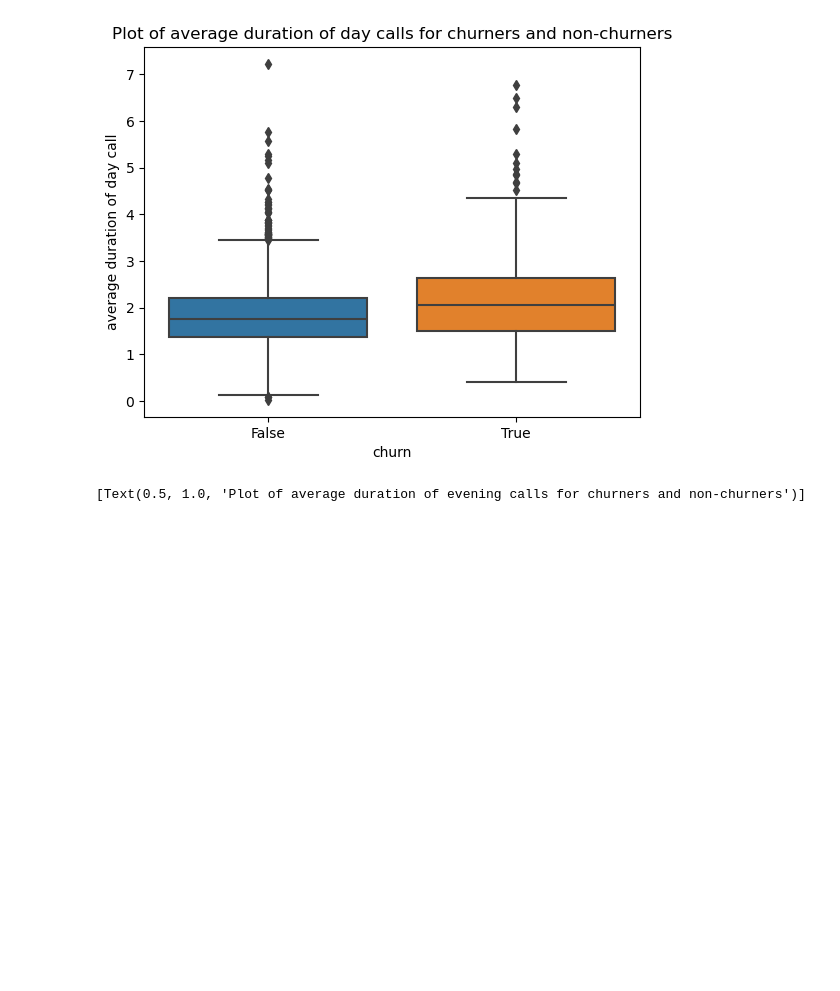
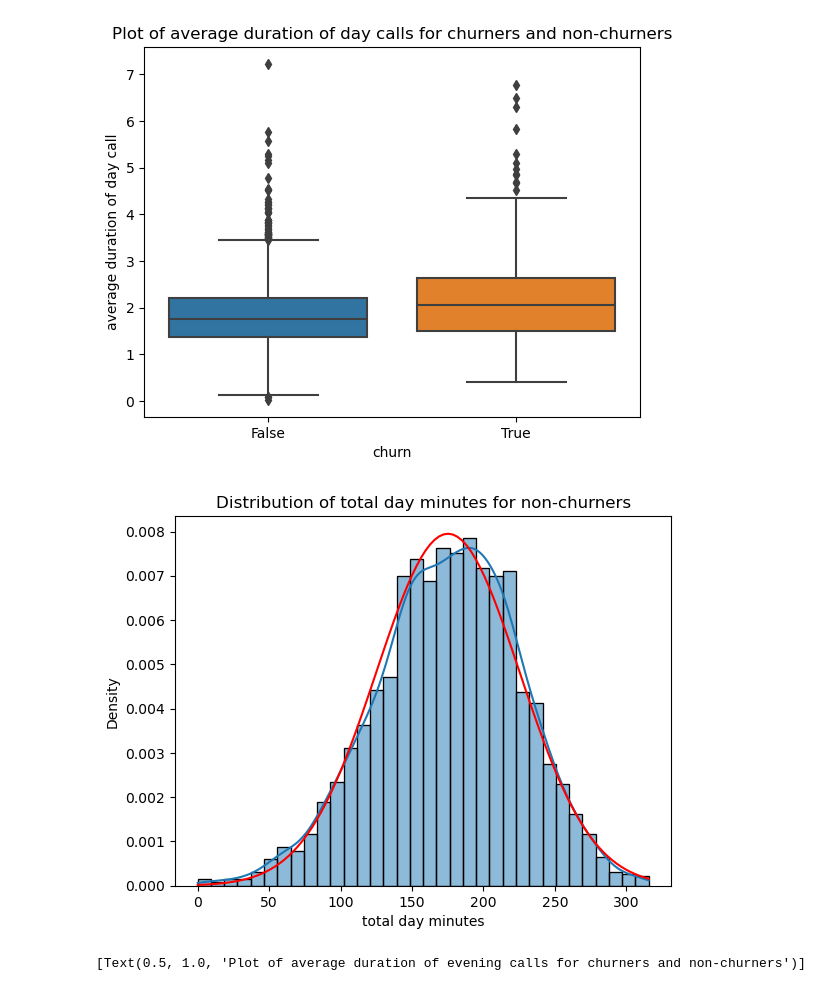
Before and after one commit to Kevan-Muthomi/PhaseThreeProject, a Jupyter notebook: index.ipynb, the cells around one changed output. Cells and saved outputs as stored; diff of their text form; code cells hidden in the pictures; blank space fills up the shorter version.

```diff
--- a/index.ipynb
+++ b/index.ipynb
@@ -294,6 +294,25 @@ array([<Axes: title={'center': 'False'}>,
 # %% [markdown]
 ### Day, Night, Evening and International Calls
 Checking if there is any correlation between whether a person churns or not v/s the day, night, evening and international calls
+# %%
+from scipy.stats import norm
+
+def plotNormalDistribution(seriesName, titleName):
+
+  mu = seriesName.mean()
+  sigma = seriesName.std()
+
+  density = pd.DataFrame()
+  density["x"] = np.linspace(
+      seriesName.min(), seriesName.max(), 100
+  )
+  density["pdf"] = norm.pdf(density["x"], mu, sigma)
+
+  fig, ax = plt.subplots()
+  sns.histplot(seriesName, ax=ax, kde=True, stat="density")
+  ax.plot(density["x"], density["pdf"], color="red")
+  plt.title(titleName)
+  plt.show()
 # %%
 df['average duration of day call'] = df['total day minutes'] / df['total day calls']
 df['average cost of day call'] = df['total day charge'] / df['total day calls']
@@ -303,6 +322,10 @@ sns.boxplot(x='churn', y='average duration of day call', data=df).set(title='Plo
 # %% [output]
 [Text(0.5, 1.0, 'Plot of average duration of day calls for churners and non-churners')]
 [figure]
+# %%
+plotNormalDistribution(df[df['churn'] == False]['total day minutes'], 'Distribution of total day minutes for non-churners')
+# %% [output]
+[figure, added]
 # %%
 df['average duration of eve call'] = df['total eve minutes'] / df['total eve calls']
 df['average cost of eve call'] = df['total eve charge'] / df['total eve calls']
```
